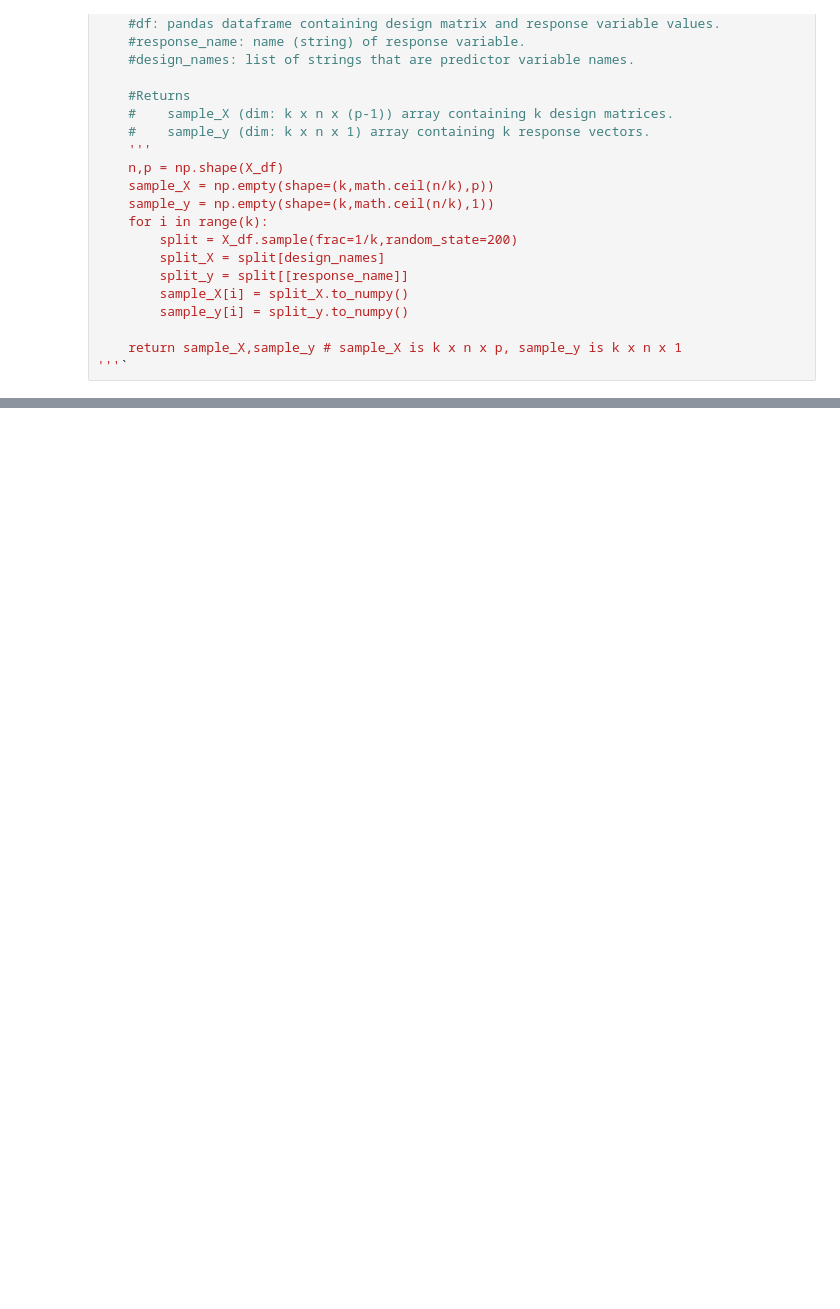
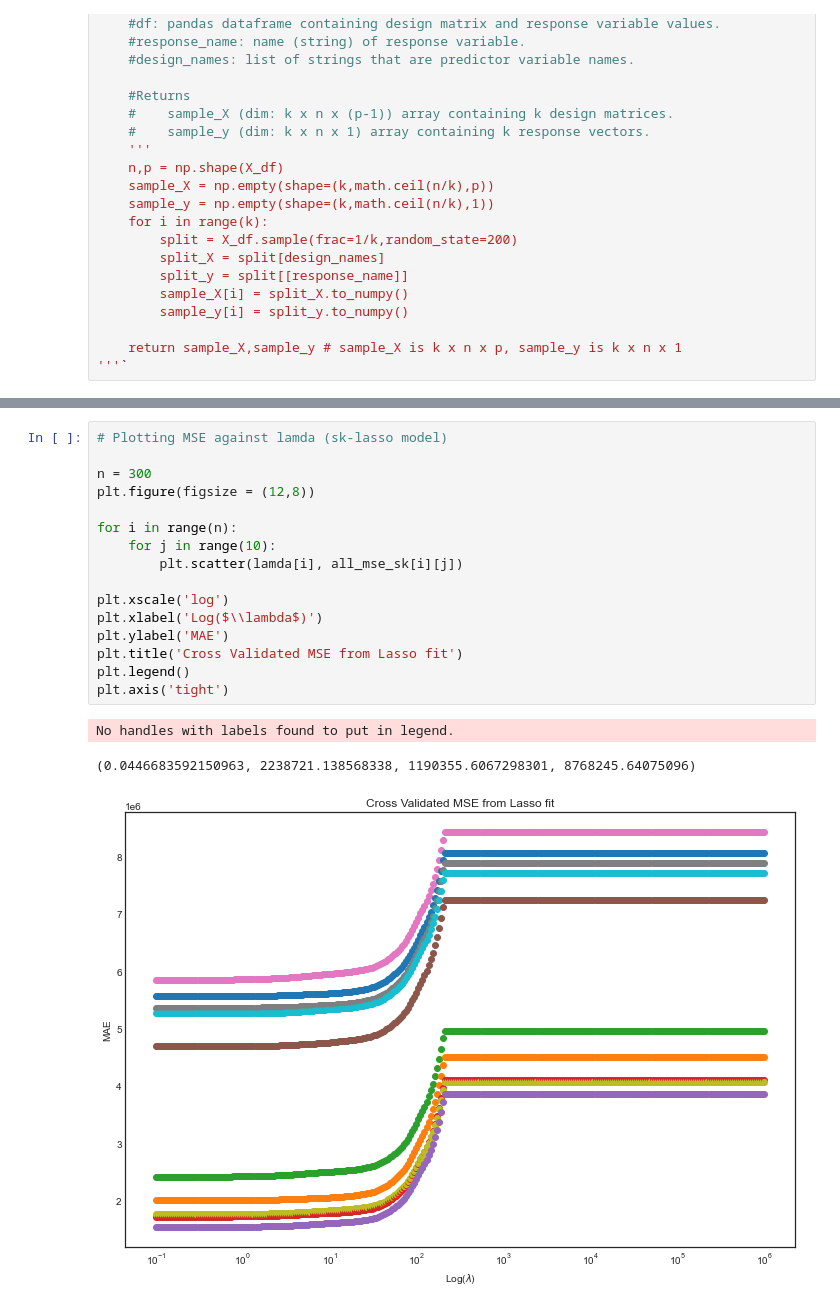
Before and after one commit to Sgipn/Airbnb_PricePred, a Jupyter notebook: notebooks/Lasso Regression.ipynb, the cells around one changed output, grey strips where cells are left out. Saved outputs shown, nothing was run; the diff lists cells and outputs as text; blank space fills up the shorter version.

```diff
--- a/notebooks/Lasso Regression.ipynb
+++ b/notebooks/Lasso Regression.ipynb
@@ -460,0 +527,20 @@ IndexError: index 32 is out of bounds for axis 0 with size 32
+# %%
+# Plotting MSE against lamda (sk-lasso model)
+
+n = 300
+plt.figure(figsize = (12,8))
+
+for i in range(n):
+    for j in range(10):
+        plt.scatter(lamda[i], all_mse_sk[i][j])
+
+plt.xscale('log')
+plt.xlabel('Log($\\lambda$)')
+plt.ylabel('MAE')
+plt.title('Cross Validated MSE from Lasso fit')
+plt.legend()
+plt.axis('tight')
+# %% [output]
+No handles with labels found to put in legend.
+(0.0446683592150963, 2238721.138568338, 1190355.6067298301, 8768245.64075096)
+[figure, added]
```
Also changed, not shown: parts of 37 cells of this notebook.
